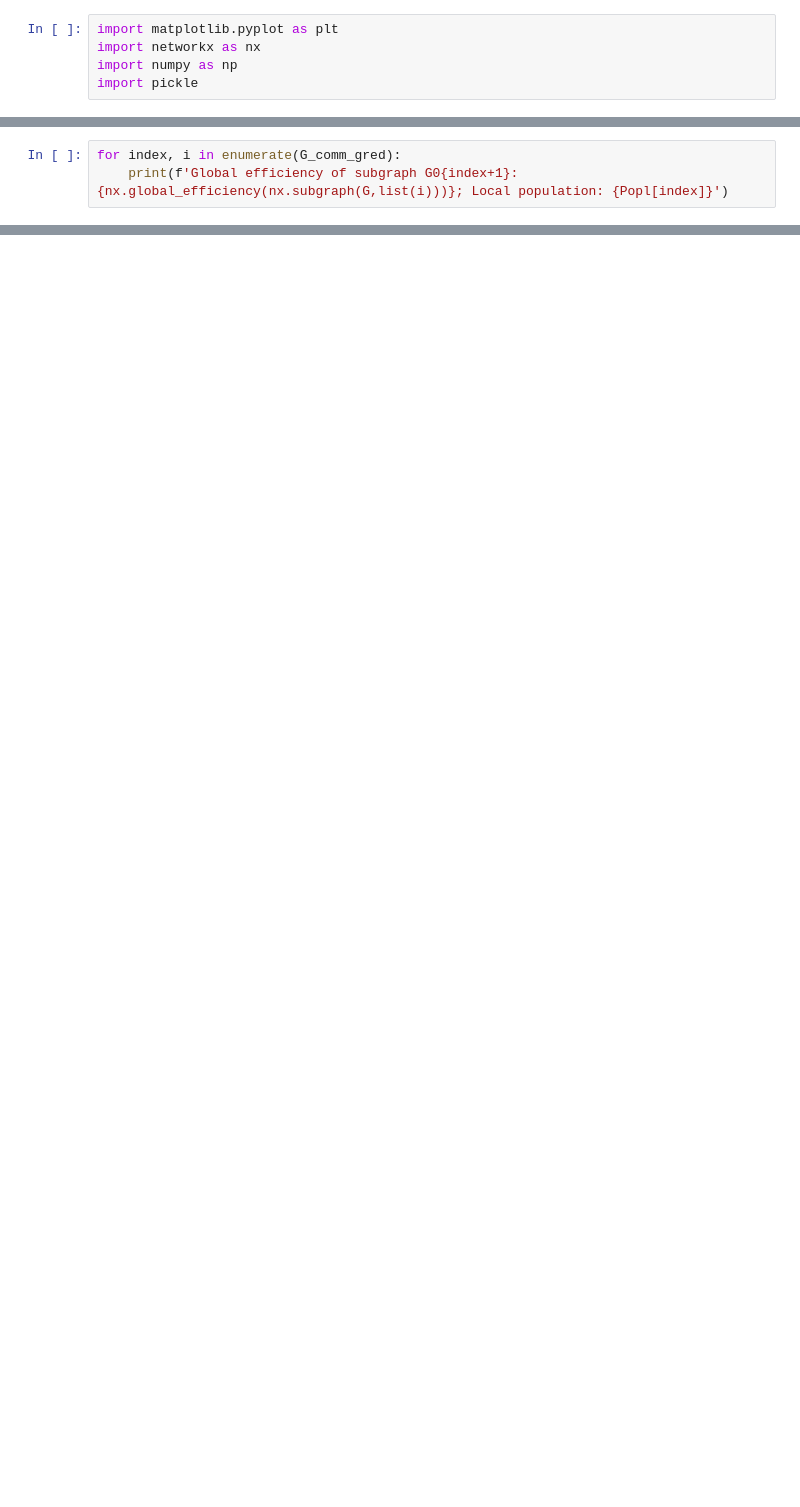
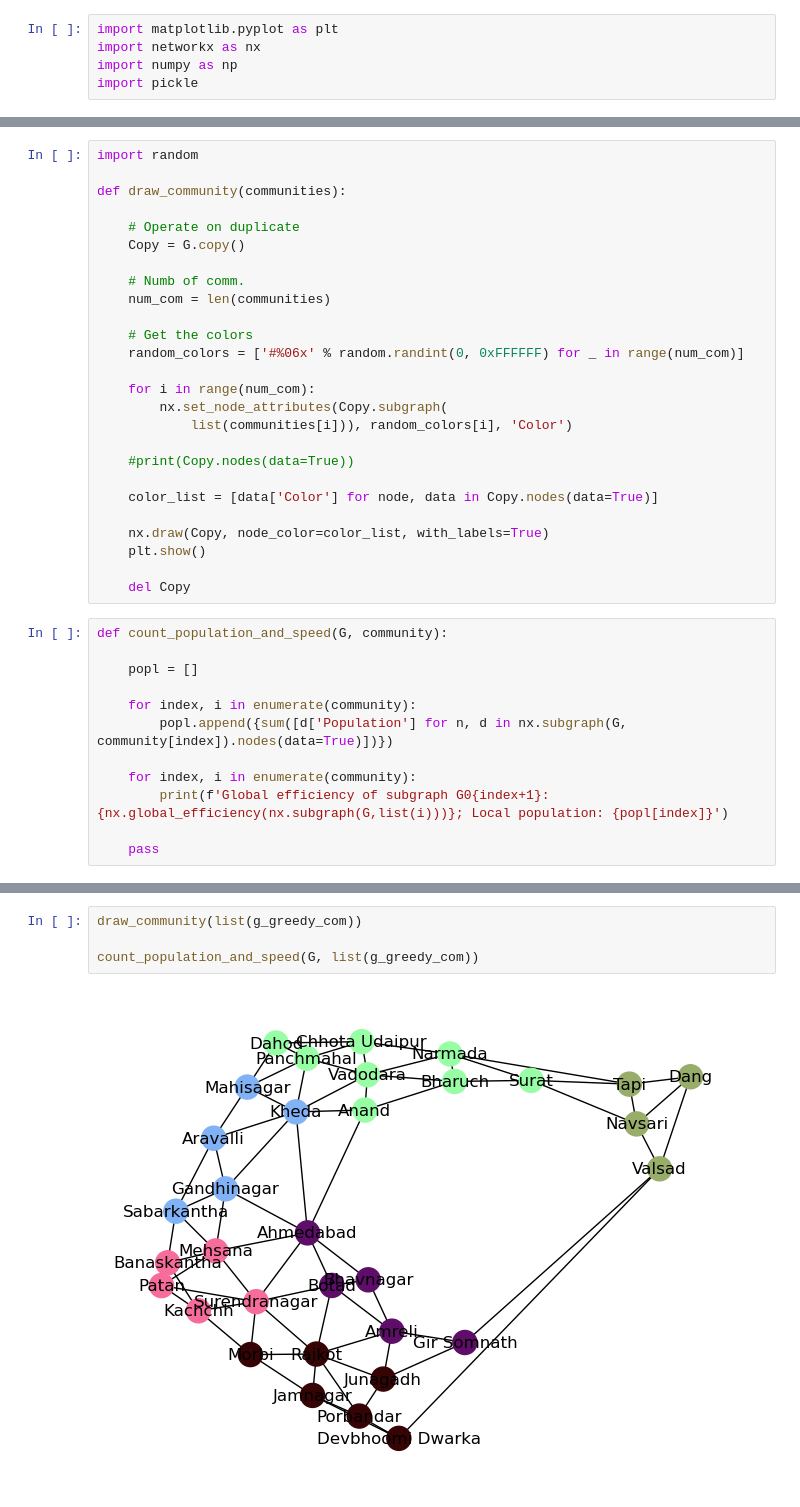
Before and after one commit to ubuti/One-Piece-Map, a Jupyter notebook: TheLibrary/ThirdSession.ipynb, the cells around one changed output, grey strips where cells are left out. Drawn from its saved outputs; the diff is of its cells as text; blank space fills up the shorter version.

```diff
--- a/TheLibrary/ThirdSession.ipynb
+++ b/TheLibrary/ThirdSession.ipynb
@@ -218,3 +13,0 @@ for index, i in enumerate(G_comm_gred):
-# %%
-for index, i in enumerate(G_comm_gred):
-    print(f'Global efficiency of subgraph G0{index+1}: {nx.global_efficiency(nx.subgraph(G,list(i)))}; Local population: {Popl[index]}')
@@ -271,0 +234,38 @@ $E_{increase} = 0$
+# %%
+import random
+
+def draw_community(communities):
+
+    # Operate on duplicate
+    Copy = G.copy()
+
+    # Numb of comm.
+    num_com = len(communities)
+
+    # Get the colors
+    random_colors = ['#%06x' % random.randint(0, 0xFFFFFF) for _ in range(num_com)]
+
+    for i in range(num_com):
+        nx.set_node_attributes(Copy.subgraph(
+            list(communities[i])), random_colors[i], 'Color')
+
+    #print(Copy.nodes(data=True))
+
+    color_list = [data['Color'] for node, data in Copy.nodes(data=True)]
+
+    nx.draw(Copy, node_color=color_list, with_labels=True)
+    plt.show()
+
+    del Copy
+# %%
+def count_population_and_speed(G, community):
+
+    popl = []
+
+    for index, i in enumerate(community):
+        popl.append({sum([d['Population'] for n, d in nx.subgraph(G, community[index]).nodes(data=True)])})
+
+    for index, i in enumerate(community):
+        print(f'Global efficiency of subgraph G0{index+1}: {nx.global_efficiency(nx.subgraph(G,list(i)))}; Local population: {popl[index]}')
+
+    pass
@@ -271,0 +281,6 @@ $E_{increase} = 0$
+# %%
+draw_community(list(g_greedy_com))
+
+count_population_and_speed(G, list(g_greedy_com))
+# %% [output]
+[figure, added]
```
Also changed, not shown: parts of 57 cells of this notebook, 2 other files.
